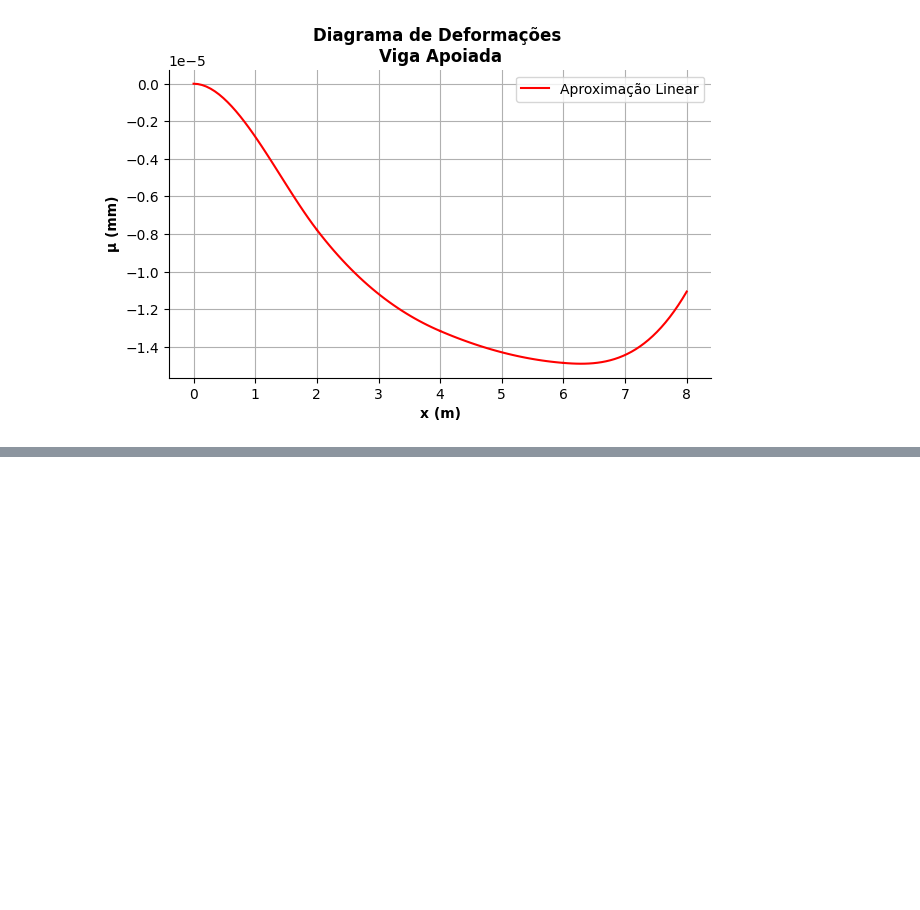
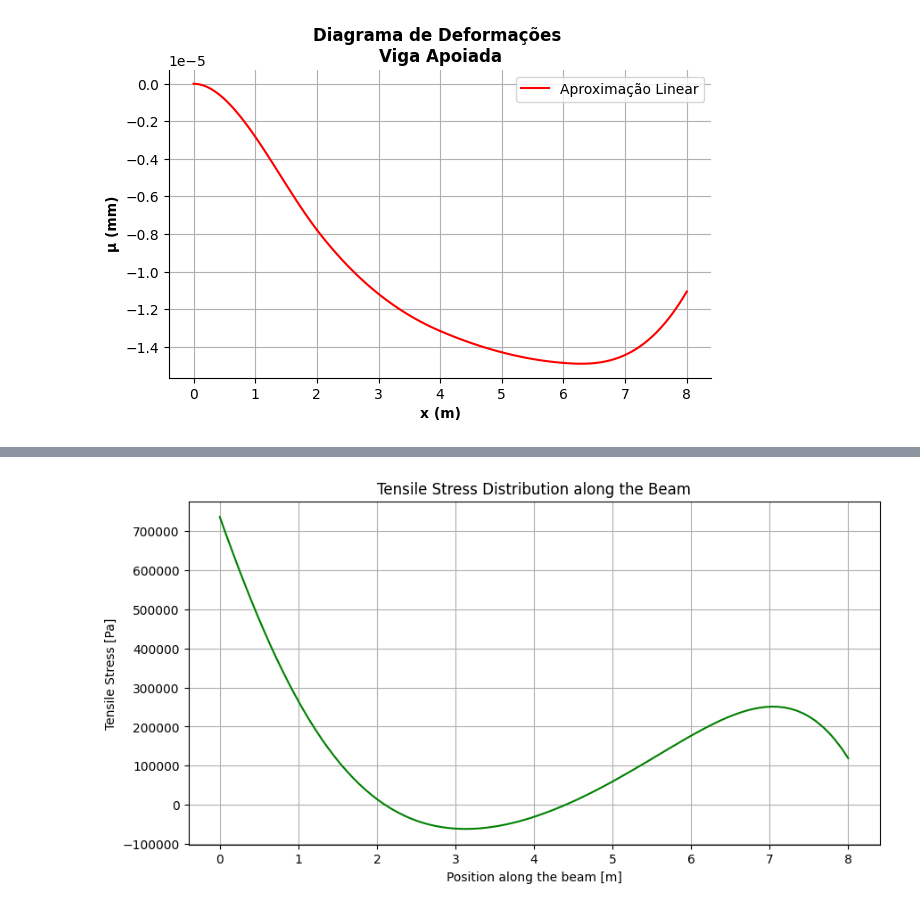
Before and after one commit to pedrogasparotti/MEF, a Jupyter notebook: T1_Q4_Elementosfinitos_pedro_e_bala.ipynb, the cells around one changed output, grey strips where cells are left out. Cells and saved outputs as stored; diff of their text form; code cells hidden in the pictures; blank space fills up the shorter version.

```diff
--- a/T1_Q4_Elementosfinitos_pedro_e_bala.ipynb
+++ b/T1_Q4_Elementosfinitos_pedro_e_bala.ipynb
@@ -256,0 +456,21 @@ plt.show()
+# %%
+# Distance from the neutral axis to the furthest fiber (top or bottom of the beam) in meters
+y_max = h / 2
+
+# Calculate the maximum tensile stress at each point using the bending moment
+tension_stress = y_moment * y_max / I
+
+# Since we can't plot inside this environment, we will prepare the data for plotting externally
+tension_stress
+
+
+# Plotting the tensile stress
+plt.figure(figsize=(10, 5))
+plt.plot(x_points, tension_stress, 'g')
+plt.title('Tensile Stress Distribution along the Beam')
+plt.xlabel('Position along the beam [m]')
+plt.ylabel('Tensile Stress [Pa]')
+plt.grid(True)
+plt.show()
+# %% [output]
+[figure, added]
```
Also changed, not shown: parts of 9 cells of this notebook, 2 other files.
